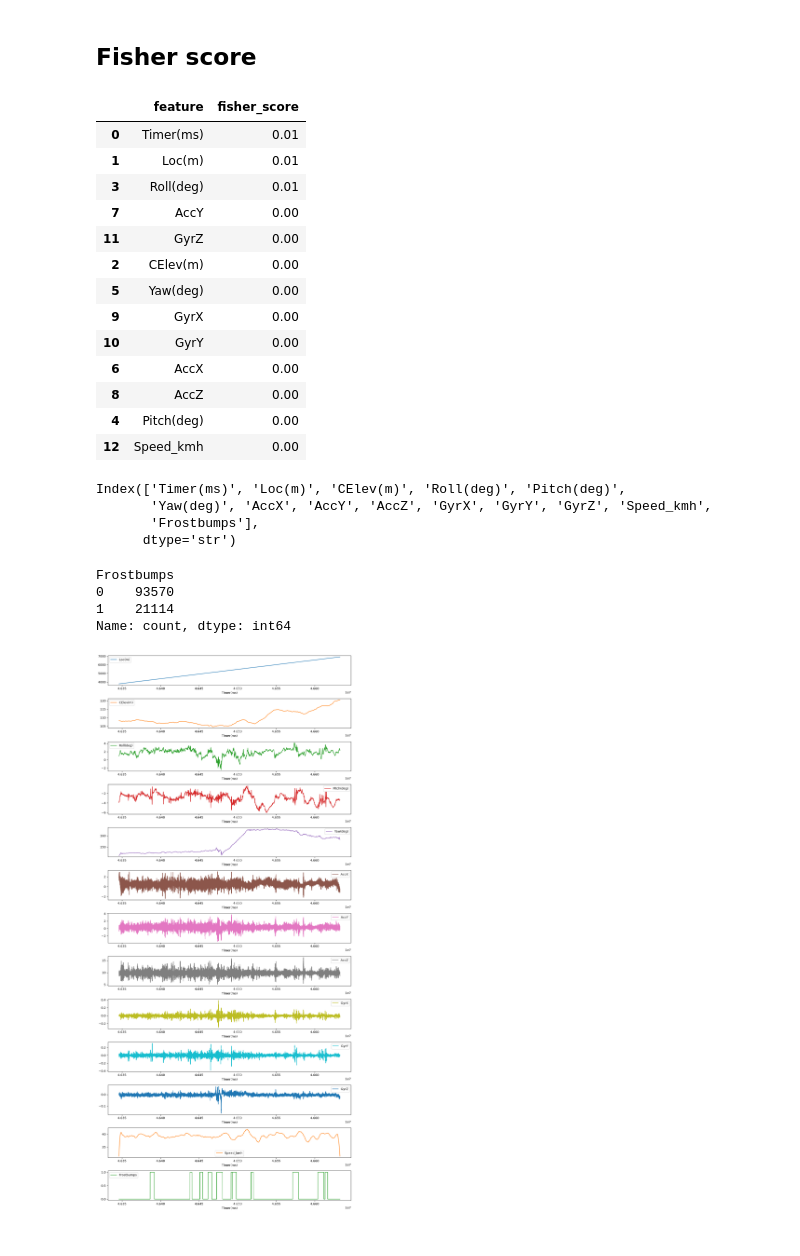
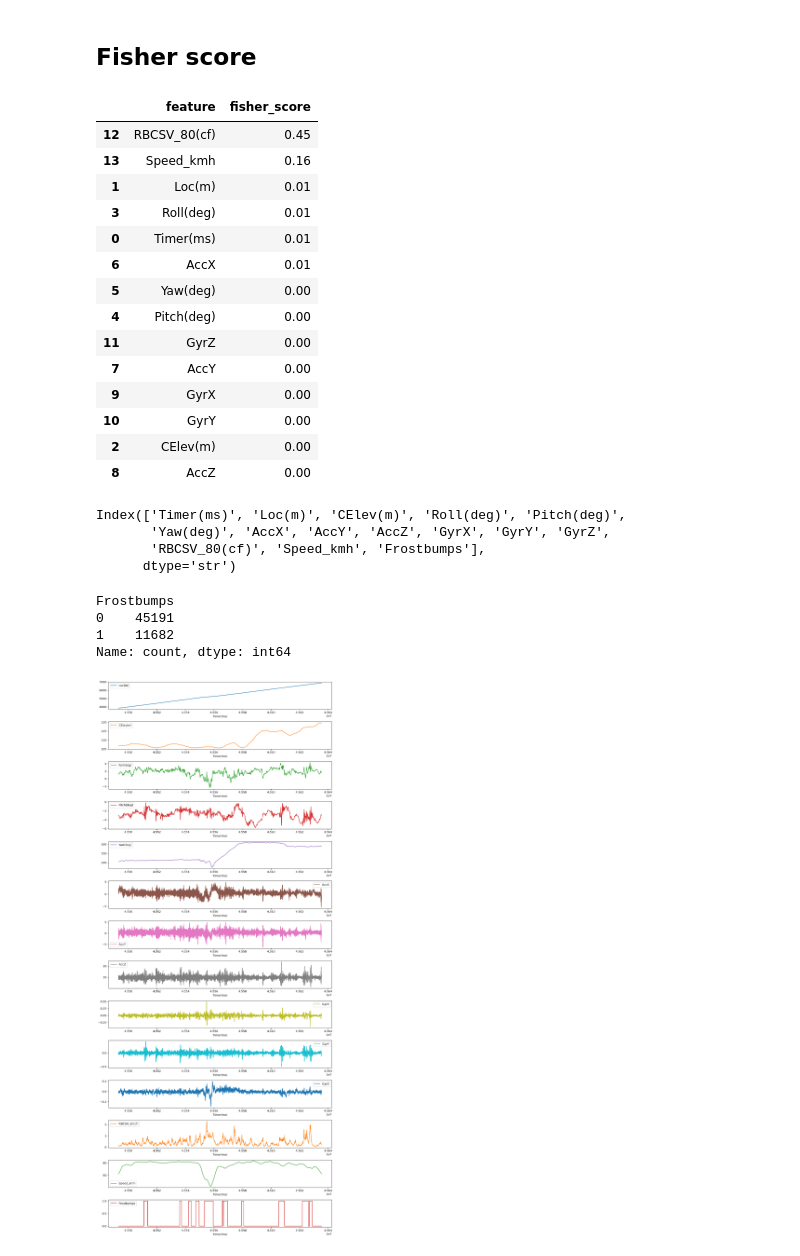
Before and after one commit to kallejjj/SemesterProjectFall2026, a Jupyter notebook: NIko/eda.ipynb, the cells around one changed output. Drawn from its saved outputs; the diff is of its cells as text; code cells hidden in the pictures.

```diff
--- a/NIko/eda.ipynb
+++ b/NIko/eda.ipynb
@@ -19,6 +19,10 @@ dfB3 = pd.read_csv("../dataset/cleaned/Sinetänsalmentie2.csv")
 dfB4 = pd.read_csv("../dataset/cleaned/Sinetänsalmentie3.csv")
 
 dfC1 = pd.read_csv("../dataset/cleaned/Kaittiaisentie0.csv")
+
+
+
+chosen_run = dfA1
 # %% [markdown]
 ## Correlations
 # %%
@@ -110,8 +103,8 @@ def fisher_score(X, y):
 
     return numerator / (denominator + 1e-12)
 # %%
-X = df.drop(columns=["Frostbumps"])   # replace "target" with your label column
-y = df["Frostbumps"]
+X = chosen_run.drop(columns=["Frostbumps"])   # replace "target" with your label column
+y = chosen_run["Frostbumps"]
 
 scores = fisher_score(X, y)
 result = pd.DataFrame({"feature": X.columns, "fisher_score": scores}).sort_values("fisher_score", ascending=False)
@@ -119,36 +112,37 @@ result.sort_values(by="fisher_score", ascending=False, inplace=True)
 result
 # %% [output]
 |  | feature | fisher_score |
-| 0 | Timer(ms) | 0.01 |
+| 12 | RBCSV_80(cf) | 0.45 |
+| 13 | Speed_kmh | 0.16 |
 | 1 | Loc(m) | 0.01 |
 | 3 | Roll(deg) | 0.01 |
+| 0 | Timer(ms) | 0.01 |
+| 6 | AccX | 0.01 |
+| 5 | Yaw(deg) | 0.00 |
+| 4 | Pitch(deg) | 0.00 |
+| 11 | GyrZ | 0.00 |
 | 7 | AccY | 0.00 |
-| 11 | GyrZ | 0.00 |
-| 2 | CElev(m) | 0.00 |
-| 5 | Yaw(deg) | 0.00 |
 | 9 | GyrX | 0.00 |
 | 10 | GyrY | 0.00 |
-| 6 | AccX | 0.00 |
+| 2 | CElev(m) | 0.00 |
 | 8 | AccZ | 0.00 |
-| 4 | Pitch(deg) | 0.00 |
-| 12 | Speed_kmh | 0.00 |
 # %%
-df.columns
+dfA1.columns
 # %% [output]
 Index(['Timer(ms)', 'Loc(m)', 'CElev(m)', 'Roll(deg)', 'Pitch(deg)',
-       'Yaw(deg)', 'AccX', 'AccY', 'AccZ', 'GyrX', 'GyrY', 'GyrZ', 'Speed_kmh',
-       'Frostbumps'],
+       'Yaw(deg)', 'AccX', 'AccY', 'AccZ', 'GyrX', 'GyrY', 'GyrZ',
+       'RBCSV_80(cf)', 'Speed_kmh', 'Frostbumps'],
       dtype='str')
 # %%
-df['Frostbumps'].value_counts()
+dfA1['Frostbumps'].value_counts()
 # %% [output]
 Frostbumps
-0    93570
-1    21114
+0    45191
+1    11682
 Name: count, dtype: int64
 # %%
-df.plot(x="Timer(ms)", subplots=True, figsize=(12, 2 * (len(df.columns) - 1)), sharex=False)
+chosen_run.plot(x="Timer(ms)", subplots=True, figsize=(12, 2 * (len(chosen_run.columns) - 1)), sharex=False)
 plt.tight_layout()
 plt.show()
 # %% [output]
-[figure, old version]
+[figure, new version]
```
Also changed, not shown: parts of 8 cells of this notebook, 6 other files.
